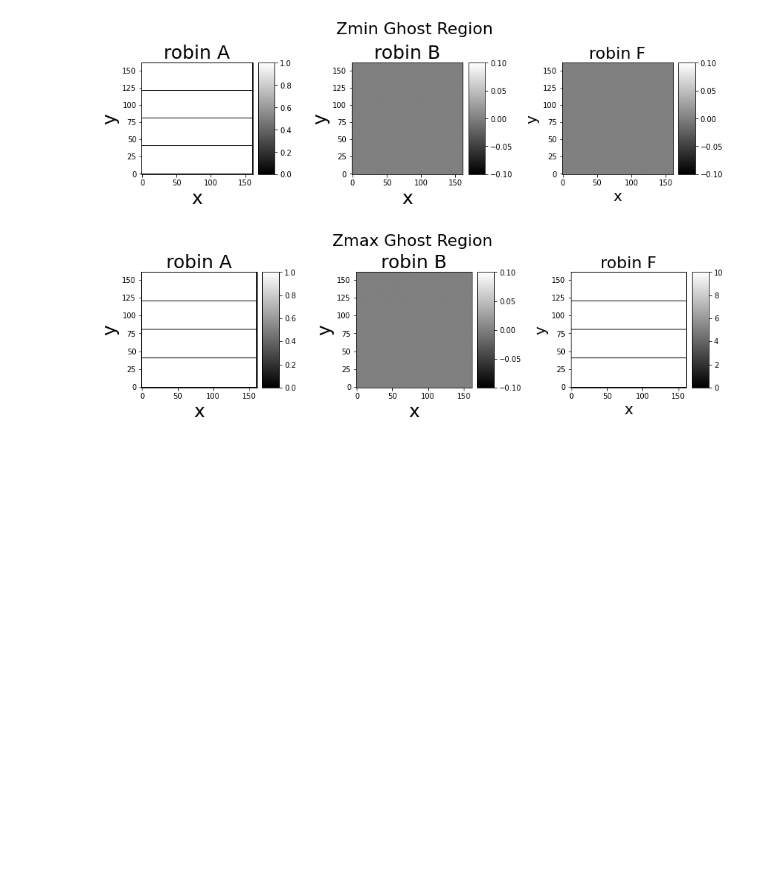
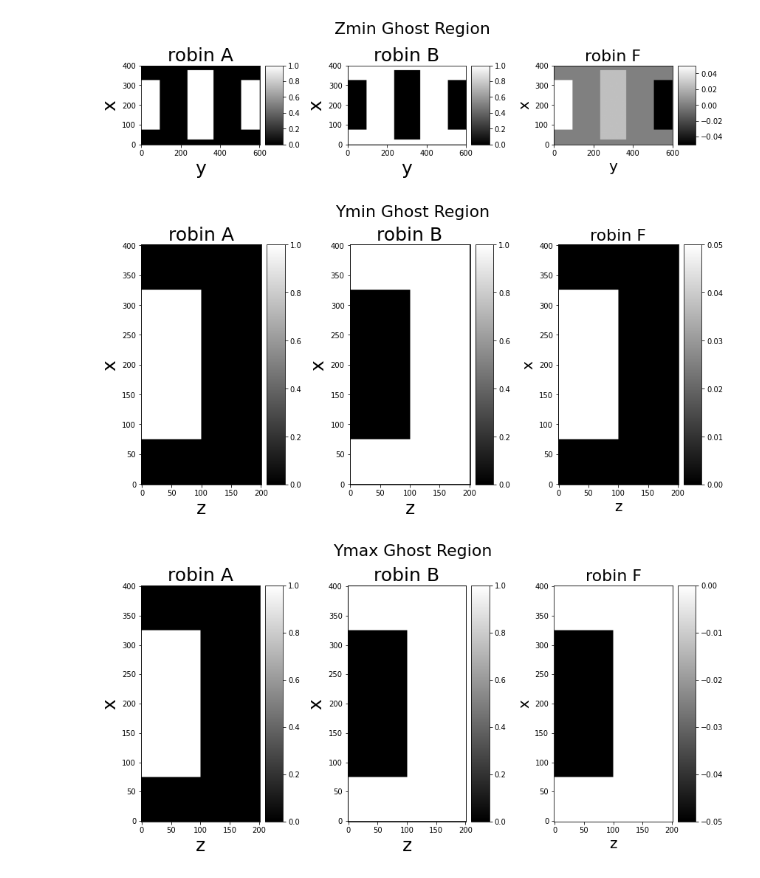
Before and after one commit to AMReX-Microelectronics/Electrostatic, a Jupyter notebook: Tools/visualize_ghost_regions.ipynb, the cells around one changed output. Saved outputs shown, nothing was run; the diff lists cells and outputs as text; code cells hidden in the pictures; blank space fills up the shorter version.

```diff
--- a/Tools/visualize_ghost_regions.ipynb
+++ b/Tools/visualize_ghost_regions.ipynb
@@ -39,5 +39,6 @@ Smallest Cell:
 # %%
-
+ncells = yt.load(path).domain_dimensions
+print('ncells',ncells)
 
 # Load all data saved in a given path
 data = read_data(path)
@@ -69,7 +75,7 @@ def evaluate_extent(my_field):
     left_edge_y  = 0            - (my_field_Z.shape[b] - ncells[ydir]) // 2
     right_edge_y = ncells[ydir] + (my_field_Z.shape[b] - ncells[ydir]) // 2
 
-    extent_Z = np.array([ left_edge_x, right_edge_x,left_edge_y, right_edge_y])
+    extent_Z = np.array([ left_edge_y, right_edge_y, left_edge_x, right_edge_x])
 
 
     my_field_Y = my_field[:,1,:]
@@ -91,34 +97,34 @@ def evaluate_extent(my_field):
 
     return (extent_X, extent_Y, extent_Z)
 # %%
-def plot_robin(title, robinA_slice, robinB_slice, robinF_slice, extent):
+def plot_robin(title, title_height, hor_label, ver_label, robinA_slice, robinB_slice, robinF_slice, extent):
 
     fig, (ax1,ax2,ax3) = plt.subplots(figsize=(12, 12), ncols=3)
-    im1 = ax1.imshow(robinA_slice,cmap ='gray',extent=extent)
+    im1 = ax1.imshow(robinA_slice,cmap ='gray',vmin=robinA_slice.min(), vmax=robinA_slice.max(),extent=extent)
     divider = make_axes_locatable(ax1)
     cax = divider.append_axes("right", size="15%", pad=0.1)
     plt.colorbar(im1, cax=cax)
-    ax1.set_xlabel('x', fontsize=25)
-    ax1.set_ylabel('y', fontsize=25)
+    ax1.set_xlabel(hor_label, fontsize=25)
+    ax1.set_ylabel(ver_label, fontsize=25)
     ax1.set_title('robin A', fontsize=25)
 
-    im2 = ax2.imshow(robinB_slice,cmap ='gray',extent=extent)
+    im2 = ax2.imshow(robinB_slice,cmap ='gray',vmin=robinB_slice.min(), vmax=robinB_slice.max(),extent=extent)
     divider = make_axes_locatable(ax2)
     cax = divider.append_axes("right", size="15%", pad=0.1)
     plt.colorbar(im2, cax=cax)
-    ax2.set_xlabel('x', fontsize=25)
-    ax2.set_ylabel('y', fontsize=25)
+    ax2.set_xlabel(hor_label, fontsize=25)
+    ax2.set_ylabel(ver_label, fontsize=25)
     ax2.set_title('robin B', fontsize=25)
 
-    im3 = ax3.imshow(robinF_slice,cmap ='gray',extent=extent)
+    im3 = ax3.imshow(robinF_slice,cmap ='gray',vmin=robinF_slice.min(), vmax=robinF_slice.max(),extent=extent)
     divider = make_axes_locatable(ax3)
     cax = divider.append_axes("right", size="15%", pad=0.1)
     plt.colorbar(im3, cax=cax)
-    ax3.set_xlabel('x', fontsize=20)
-    ax3.set_ylabel('y', fontsize=20)
+    ax3.set_xlabel(hor_label, fontsize=20)
+    ax3.set_ylabel(ver_label, fontsize=20)
     ax3.set_title('robin F', fontsize=22)
     fig.tight_layout()
-    fig.suptitle(title,y=0.65,fontsize=22)
+    fig.suptitle(title,y=title_height,fontsize=22)
     #plt.subplots_adjust(bottom=0.1)
     plt.show()
 # %%
@@ -139,19 +145,26 @@ extent_Z [ -1 161  -1 161]
 # %%
 robinA=data[0]['robinA']
 robinB=data[0]['robinB']
 robinF=data[0]['robinF']
 
-plot_robin('Zmin Ghost Region',
+plot_robin('Zmin Ghost Region', 0.63,'y', 'x',
            robinA[:,:,0],
            robinB[:,:,0],
            robinF[:,:,0],
            extent_Z)
 
-plot_robin('Zmax Ghost Region',
-           robinA[:,:,ncells[2]+1],
-           robinB[:,:,ncells[2]+1],
-           robinF[:,:,ncells[2]+1],
-           extent_Z)
+plot_robin('Ymin Ghost Region',0.75, 'z', 'x',
+           robinA[:,0,:],
+           robinB[:,0,:],
+           robinF[:,0,:],
+           extent_Y)
+
+plot_robin('Ymax Ghost Region',0.75, 'z', 'x',
+           robinA[:,ncells[1]+1,:],
+           robinB[:,ncells[1]+1,:],
+           robinF[:,ncells[1]+1,:],
+           extent_Y)
 # %% [output]
-[figure, old version]
+[figure, new version]
-[figure, old version]
+[figure, new version]
+[figure, added]
```
Also changed, not shown: parts of 6 cells of this notebook, 3 other files.
